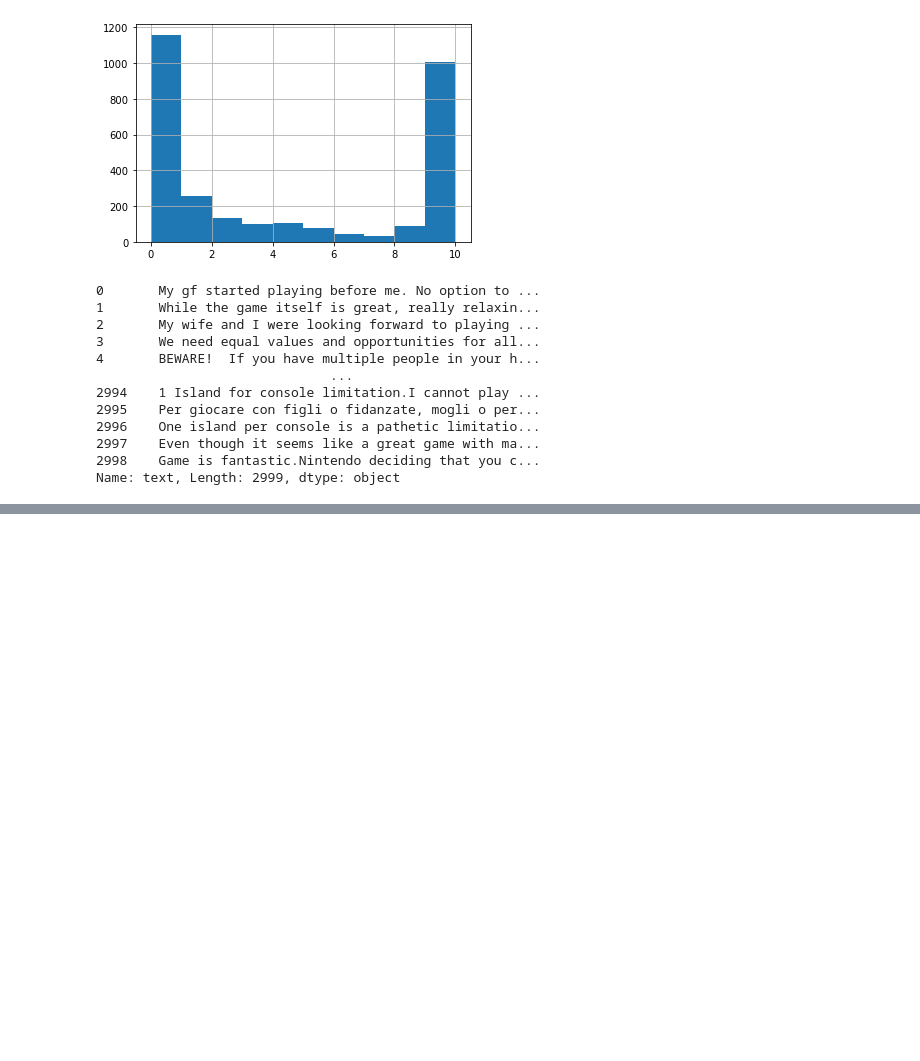
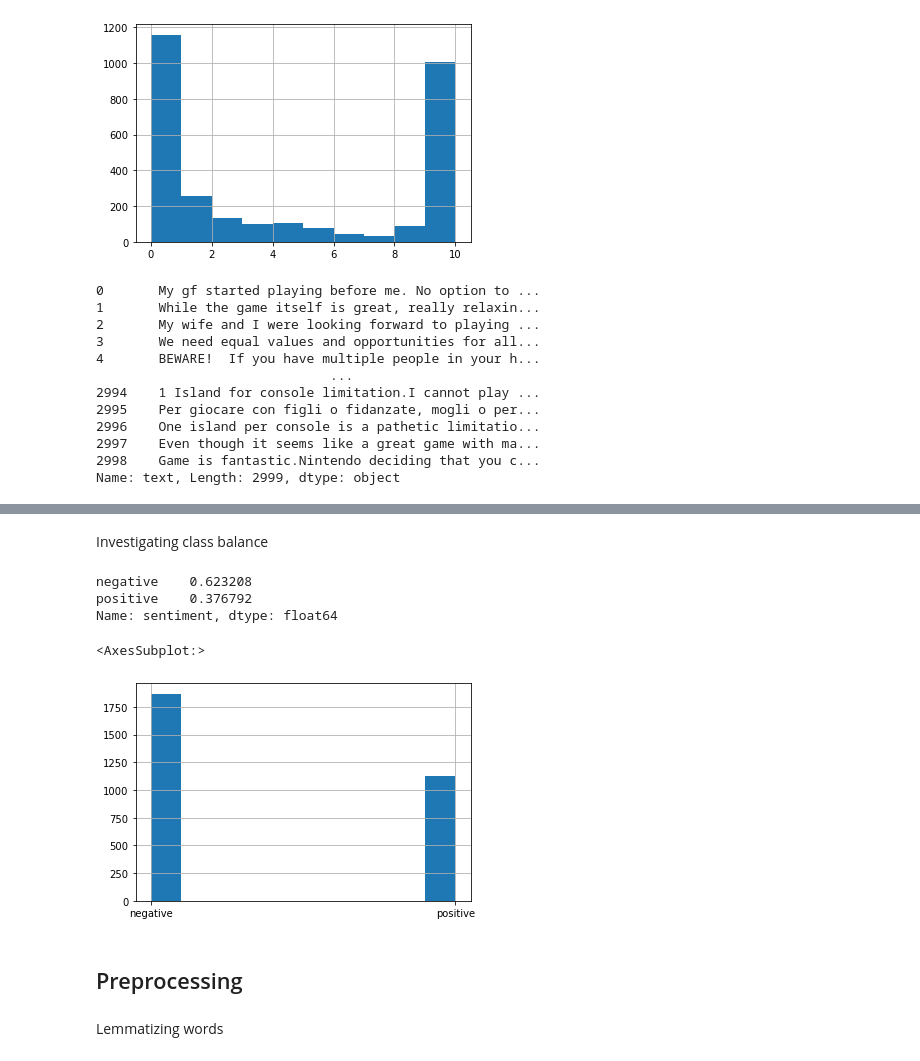
Before and after one commit to nancyho83/ACNH_Review_Sentiment, a Jupyter notebook: animal-crossing-review-analysis.ipynb, the cells around one changed output, grey strips where cells are left out. Drawn from its saved outputs; the diff is of its cells as text; code cells hidden in the pictures; blank space fills up the shorter version.

```diff
--- a/animal-crossing-review-analysis.ipynb
+++ b/animal-crossing-review-analysis.ipynb
@@ -51,0 +153,10 @@ Name: text, Length: 2999, dtype: object
+# %%
+def sentiment_labels(row):
+    if row['grade'] >= 7:
+        val = 'positive'
+    elif row['grade'] <= 6:
+        val = 'negative'
+    return val
+# %%
+user_df['sentiment'] = user_df.apply(sentiment_labels, axis=1)
+user_df
@@ -51,0 +177,17 @@ Name: text, Length: 2999, dtype: object
+# %% [markdown]
+Investigating class balance
+# %%
+user_df['sentiment'].value_counts(normalize=True)
+# %% [output]
+negative    0.623208
+positive    0.376792
+Name: sentiment, dtype: float64
+# %%
+user_df['sentiment'].hist()
+# %% [output]
+<AxesSubplot:>
+[figure, added]
+# %% [markdown]
+## Preprocessing
+# %% [markdown]
+Lemmatizing words
```
Also changed, not shown: parts of 21 cells of this notebook.
